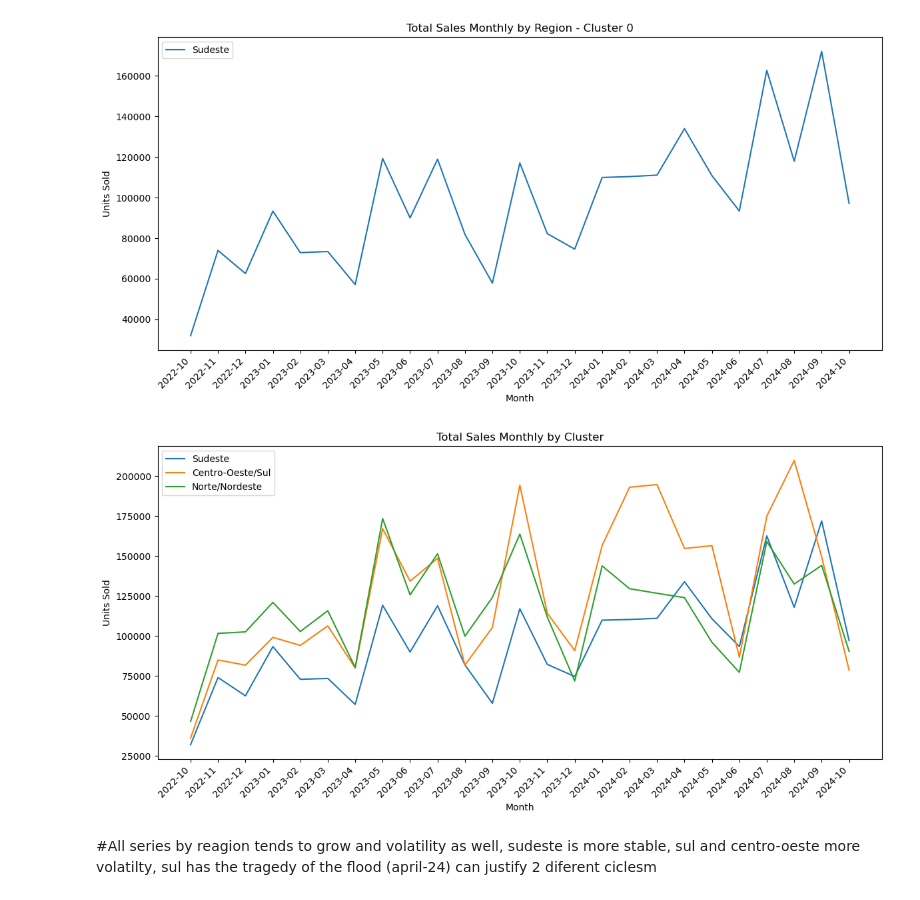
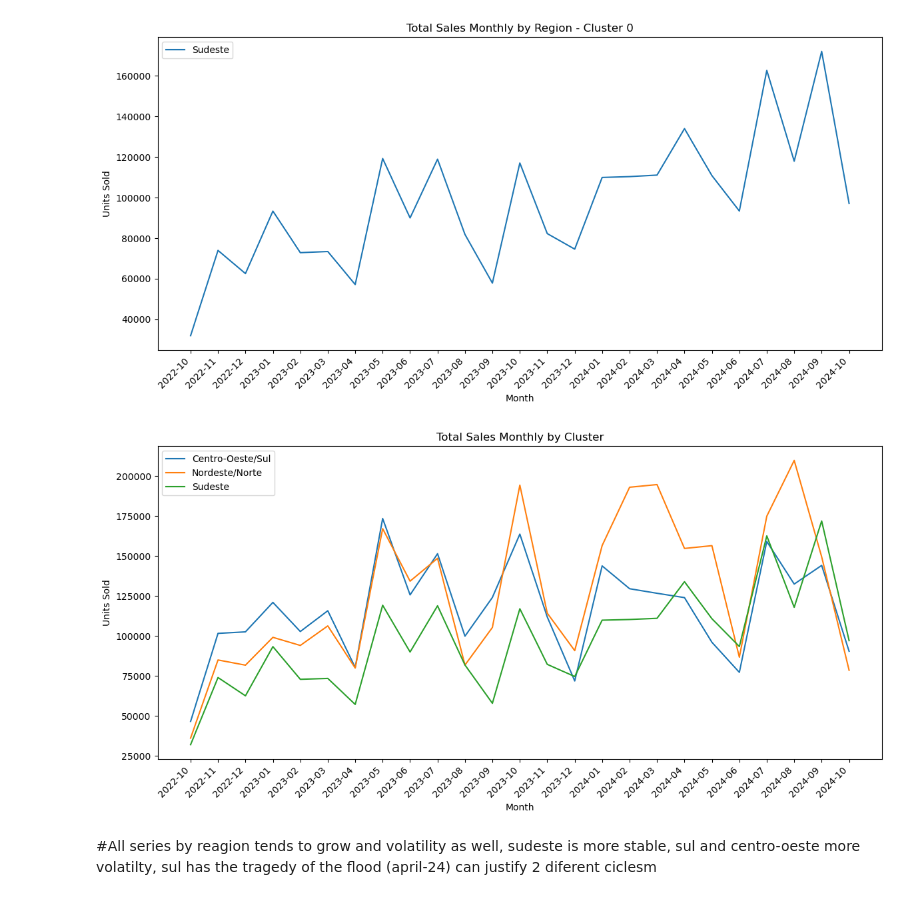
Before and after one commit to eduardozanutti/iqvia-forecast-datascience-case, a Jupyter notebook: notebooks/data_science/eda.ipynb, the cells around one changed output. Cells and saved outputs as stored; diff of their text form; code cells hidden in the pictures.

```diff
--- a/notebooks/data_science/eda.ipynb
+++ b/notebooks/data_science/eda.ipynb
@@ -264,25 +539,3 @@ plt.tight_layout()
 plt.show()
 # %% [output]
 [figure]
-# %%
-#total sales monthly by region
-df_total_sales_monthly_region = df_sales_filtered.groupby([df_sales_filtered['week_date'].dt.to_period('M'), 'region_name']).agg(
-    units_sold=('units_sold', 'sum')
-).reset_index().rename(columns={'week_date': 'month'})
-
-#plot total sales monthly by region
-plt.figure(figsize=(12,6))
-for region in df_total_sales_monthly_region['region_name'].unique():
-    region_data = df_total_sales_monthly_region[df_total_sales_monthly_region['region_name'] == region]
-    if region == 'Sul':
-        color='red'
-    else:
-        color='gray'
-    plt.plot(region_data['month'].astype(str), region_data['units_sold'], label=region,color=color)
-plt.xlabel('Month')
-plt.ylabel('Units Sold')
-plt.xticks(rotation=45, ha='right')
-plt.title('Total Sales Monthly by Region')
-plt.legend()
-plt.tight_layout()
-plt.show()
@@ -291,11 +542,9 @@ plt.show()
 # %%
-#clustering time series by region
-#dinamic time warping distance
 from tslearn.metrics import dtw
 from tslearn.clustering import TimeSeriesKMeans
 from sklearn.preprocessing import StandardScaler
 
-df_total_sales_monthly_region_pivot = df_total_sales_monthly_region.pivot(index='month', columns='region_name', values='units_sold').fillna(0)
+df_total_sales_monthly_region_pivot = df_total_sales_monthly_region.pivot(index='month_date', columns='region_name', values='units_sold').fillna(0)
 scaler = StandardScaler()
 df_total_sales_monthly_region_scaled = scaler.fit_transform(df_total_sales_monthly_region_pivot)
 model = TimeSeriesKMeans(n_clusters=3, metric="dtw", max_iter=10, random_state=42)
@@ -316,7 +565,7 @@ for cluster in df_clusters['cluster'].unique():
     plt.figure(figsize=(12,6))
     for region in cluster_data['region_name'].unique():
         region_data = cluster_data[cluster_data['region_name'] == region]
-        plt.plot(region_data['month'].astype(str), region_data['units_sold'], label=region)
+        plt.plot(region_data['month_date'].dt.strftime('%Y-%m'), region_data['units_sold'], label=region)
     plt.xlabel('Month')
     plt.ylabel('Units Sold')
     plt.title(f'Total Sales Monthly by Region - Cluster {cluster}')
@@ -329,29 +578,25 @@ for cluster in df_clusters['cluster'].unique():
 [figure]
 [figure]
 # %%
-#Analyze gruped by cluster
-df_total_sales_monthly_cluster = df_total_sales_monthly_region_clustered.groupby(['month', 'cluster']).agg(
+df_total_sales_monthly_cluster = df_total_sales_monthly_region_clustered.groupby(['month_date', 'cluster']).agg(
     units_sold=('units_sold', 'sum')
 ).reset_index()
+
 plt.figure(figsize=(12,6))
-for cluster in df_total_sales_monthly_cluster['cluster'].unique():
-    if cluster == 0:
-        cluster_name = 'Sudeste'
-    elif cluster == 1:
-        cluster_name = 'Centro-Oeste/Sul'
-    else:
-        cluster_name = 'Norte/Nordeste'
+for cluster in df_clusters['cluster'].unique():
+    cluster_regions = df_clusters[df_clusters['cluster'] == cluster]['region_name'].tolist()
+    cluster_name = '/'.join(cluster_regions)
     cluster_data = df_total_sales_monthly_cluster[df_total_sales_monthly_cluster['cluster'] == cluster]
-    plt.plot(cluster_data['month'].astype(str), cluster_data['units_sold'], label=f'{cluster_name}')
+    plt.plot(cluster_data['month_date'].dt.strftime('%Y-%m'), cluster_data['units_sold'], label=cluster_name)
 plt.xlabel('Month')
 plt.ylabel('Units Sold')
 plt.xticks(rotation=45, ha='right')
 plt.title('Total Sales Monthly by Cluster')
 plt.legend()
 plt.tight_layout()
 plt.show()
 # %% [output]
-[figure, old version]
+[figure, new version]
 # %% [markdown]
 #All series by reagion tends to grow and volatility as well, sudeste is more stable, sul and centro-oeste more volatilty, sul has the tragedy of the flood (april-24) can justify 2 diferent ciclesm
 # %% [markdown]
```
Also changed, not shown: parts of 80 cells of this notebook, 36 other files.
